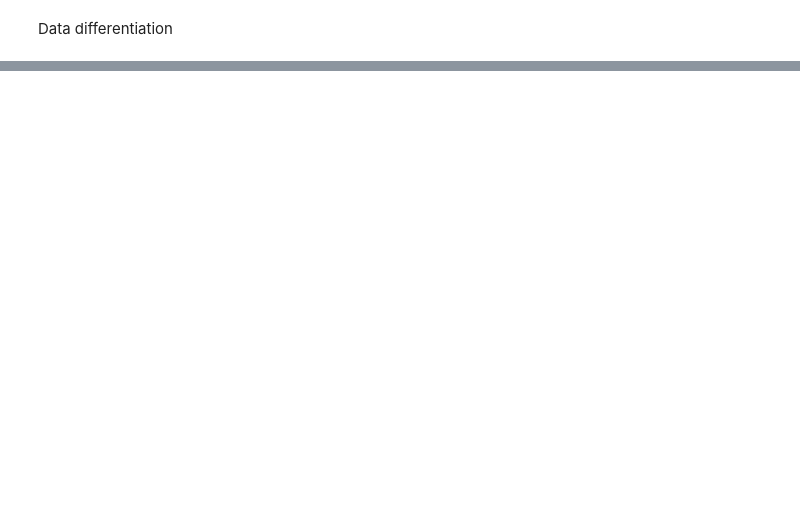
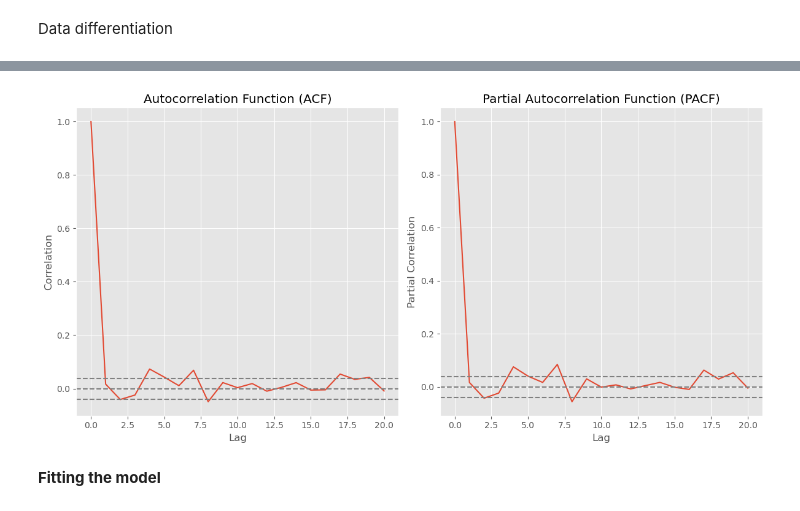
Before and after one commit to SilbaB/Time_Series, a Jupyter notebook: TimeSeries.ipynb, the cells around one changed output, grey strips where cells are left out. Cells and saved outputs as stored; diff of their text form; code cells hidden in the pictures; blank space fills up the shorter version.

```diff
--- a/TimeSeries.ipynb
+++ b/TimeSeries.ipynb
@@ -250,0 +206,38 @@ Length: 2423, dtype: object
+# %%
+from statsmodels.tsa.stattools import acf, pacf
+import numpy as np
+import matplotlib.pyplot as plt
+
+# Calculate ACF and PACF
+lag_acf = acf(Close_Diff.dropna(), nlags=20)
+lag_pacf = pacf(Close_Diff.dropna(), nlags=20, method="ols")
+
+# Plot ACF and PACF
+plt.figure(figsize=(12, 6))
+
+# ACF plot
+plt.subplot(121)
+plt.plot(lag_acf)
+plt.axhline(y=0, linestyle='--', color='gray')
+plt.axhline(y=-1.96/np.sqrt(len(Close_Diff.dropna())), linestyle='--', color='gray')
+plt.axhline(y=1.96/np.sqrt(len(Close_Diff.dropna())), linestyle='--', color='gray')
+plt.title('Autocorrelation Function (ACF)')
+plt.xlabel('Lag')
+plt.ylabel('Correlation')
+
+# PACF plot
+plt.subplot(122)
+plt.plot(lag_pacf)
+plt.axhline(y=0, linestyle='--', color='gray')
+plt.axhline(y=-1.96/np.sqrt(len(Close_Diff.dropna())), linestyle='--', color='gray')
+plt.axhline(y=1.96/np.sqrt(len(Close_Diff.dropna())), linestyle='--', color='gray')
+plt.title('Partial Autocorrelation Function (PACF)')
+plt.xlabel('Lag')
+plt.ylabel('Partial Correlation')
+
+plt.tight_layout()
+plt.show()
+# %% [output]
+[figure, added]
+# %% [markdown]
+**Fitting the model**
```
Also changed, not shown: parts of 61 cells of this notebook, 3 other files.
